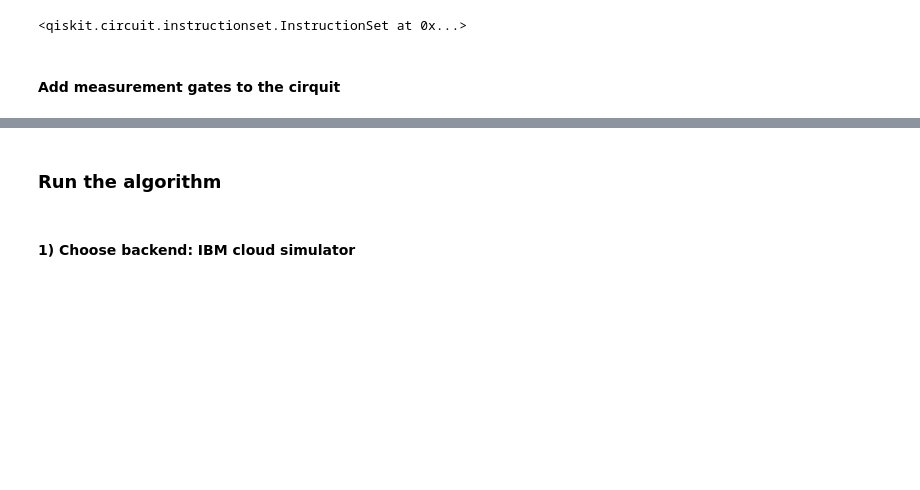
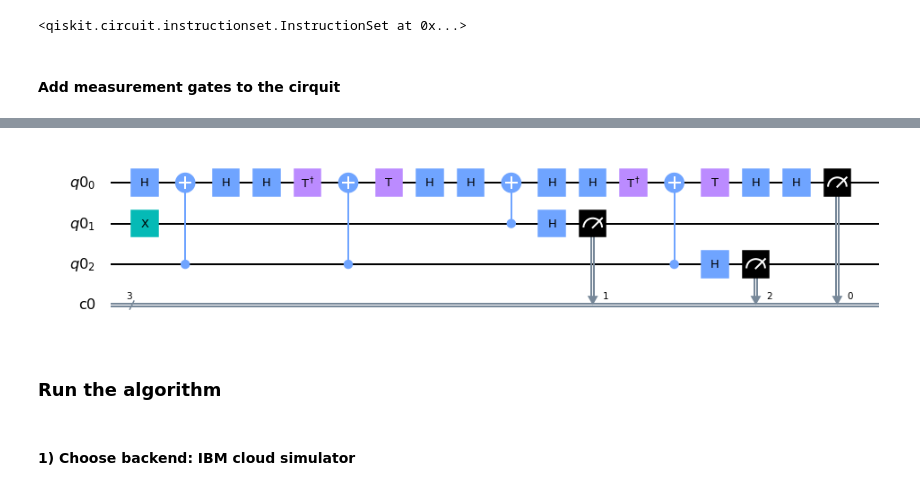
Before and after one commit to msilaev/qiskit, a Jupyter notebook: ToffoliTest1.ipynb, the cells around one changed output, grey strips where cells are left out. Saved outputs shown, nothing was run; the diff lists cells and outputs as text; code cells hidden in the pictures; blank space fills up the shorter version.

```diff
--- a/ToffoliTest1.ipynb
+++ b/ToffoliTest1.ipynb
@@ -132,3 +139,7 @@ testX=qc+measureX
+# %%
+testX.draw(output='mpl')
+# %% [output]
+[figure, added]
 # %% [markdown]
 ### Run the algorithm
 # %% [markdown]
```
Also changed, not shown: parts of 17 cells of this notebook.
